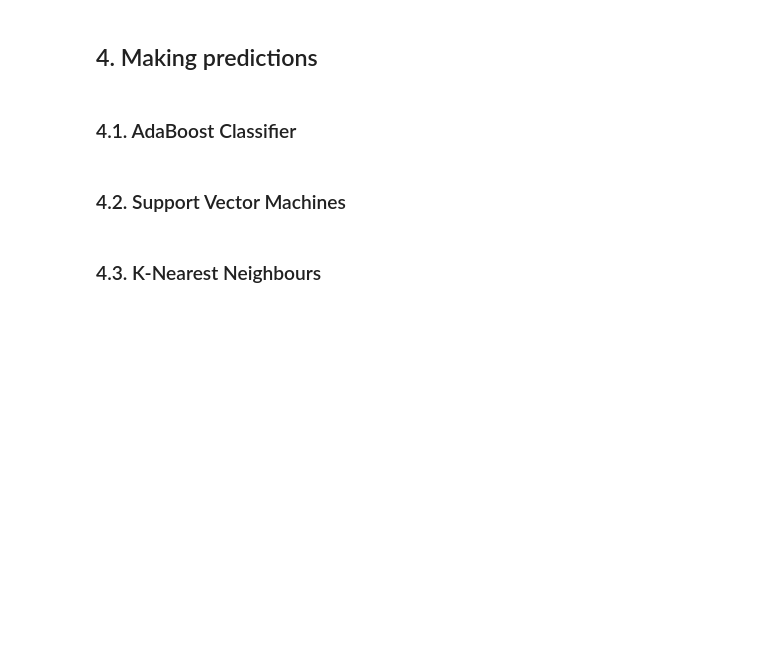
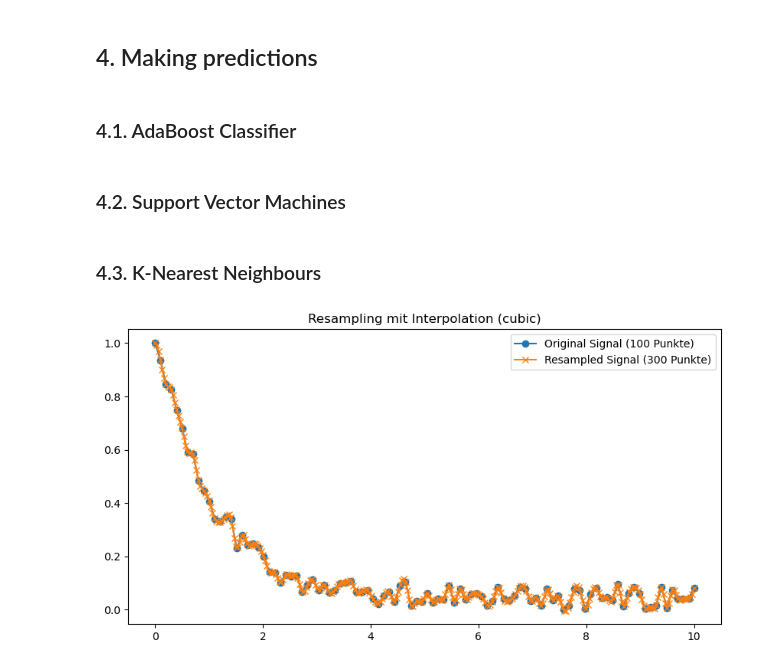
Before and after one commit to danielsaiger1/uni_projects, a Jupyter notebook: python_advanced/final_project/feature_extraction_tsfresh.ipynb, the cells around one changed output. Cells and saved outputs as stored; diff of their text form; code cells hidden in the pictures; blank space fills up the shorter version.

```diff
--- a/python_advanced/final_project/feature_extraction_tsfresh.ipynb
+++ b/python_advanced/final_project/feature_extraction_tsfresh.ipynb
@@ -278,3 +233,28 @@ accs_std = round(np.std(accs), 4)
 
 print(f"Mean Accuracy: {accs_mean}")
 print(f"Std Accuracy: {accs_std}")
+# %%
+from scipy.interpolate import interp1d
+import numpy as np
+import matplotlib.pyplot as plt
+
+# Nicht-periodisches Signal erstellen
+x = np.linspace(0, 10, 100)  # Ursprüngliche Zeitpunkte
+y = np.exp(-x) + np.random.rand(100) * 0.1
+
+# Ziel-Zeitpunkte
+x_new = np.linspace(0, 10, 300)
+
+# Interpolation
+interpolator = interp1d(x, y, kind='cubic')  # Kubische Interpolation
+y_resampled = interpolator(x_new)
+
+# Visualisierung
+plt.figure(figsize=(10, 5))
+plt.plot(x, y, 'o-', label='Original Signal (100 Punkte)')
+plt.plot(x_new, y_resampled, 'x-', label='Resampled Signal (300 Punkte)')
+plt.legend()
+plt.title('Resampling mit Interpolation (cubic)')
+plt.show()
+# %% [output]
+[figure, added]
```
Also changed, not shown: parts of 5 cells of this notebook, 3 other files.
